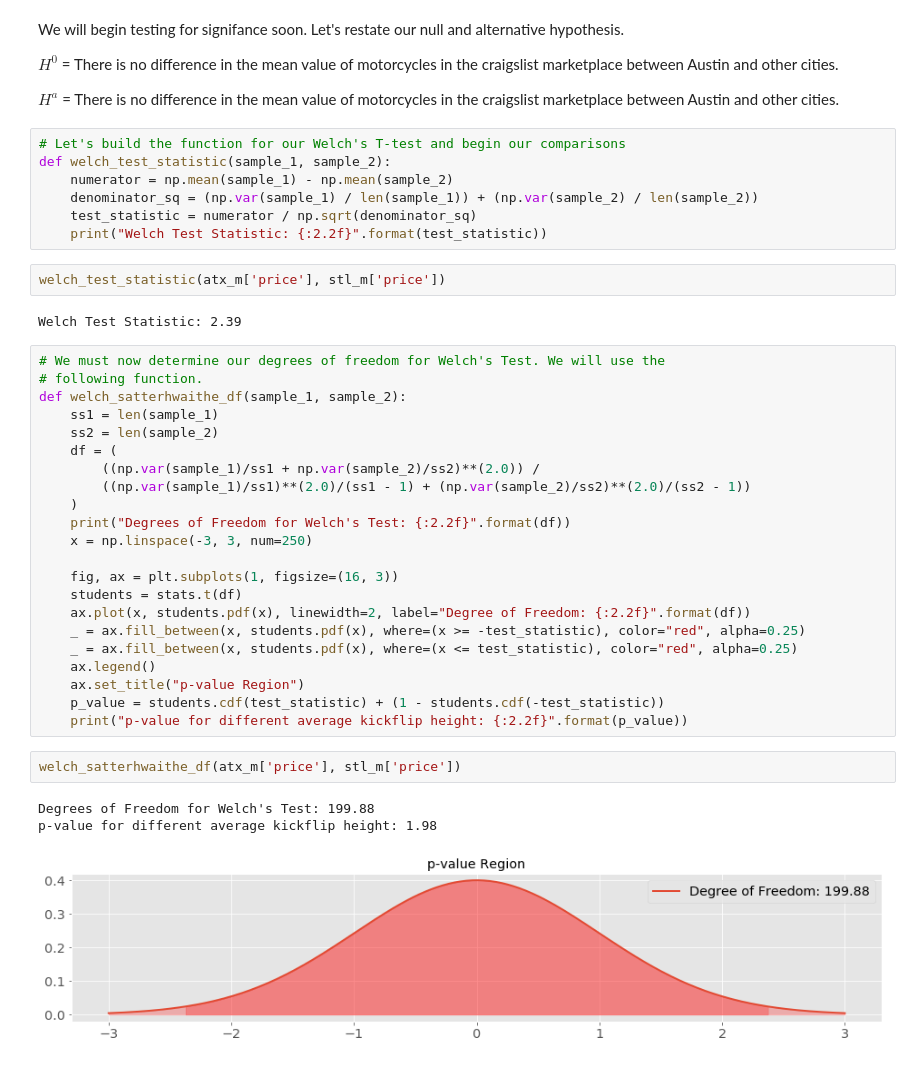
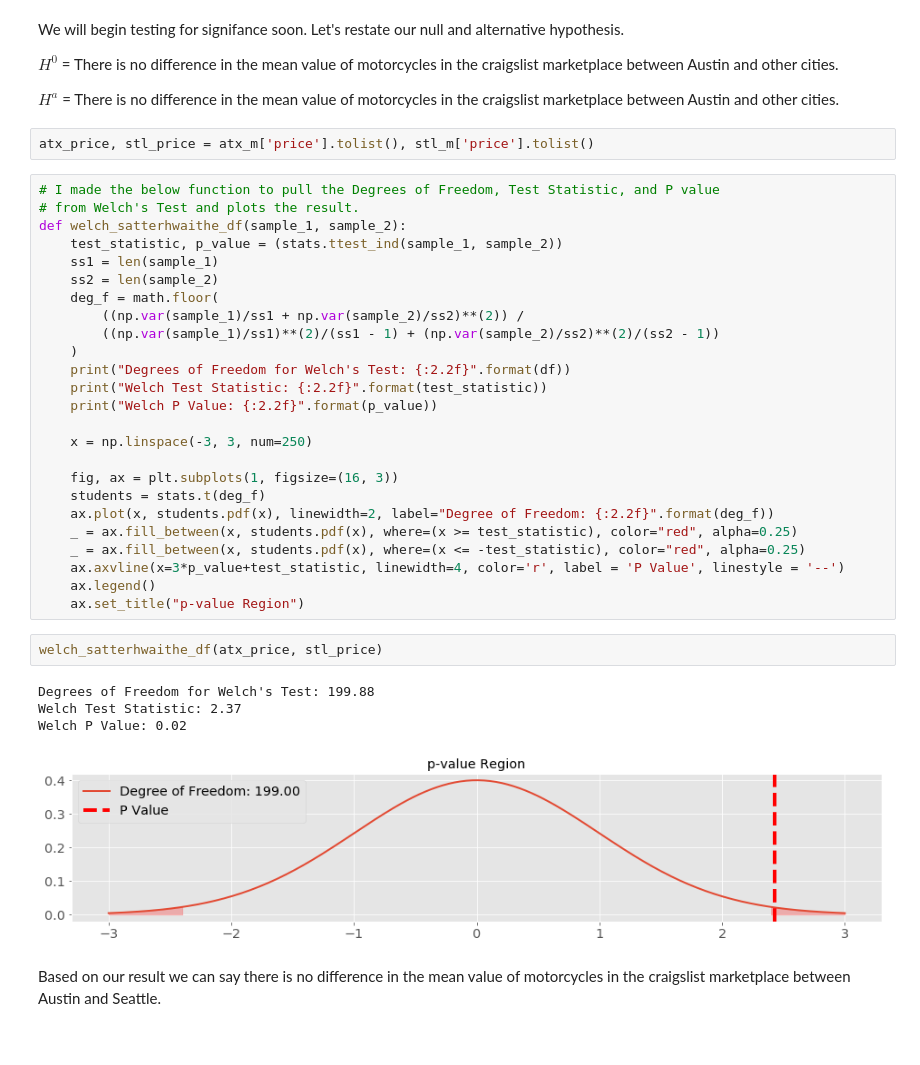
Before and after one commit to GrilledJeez/Testing-for-Difference-in-Craigslist-Markets, a Jupyter notebook: craigslist_scraper.ipynb, the cells around one changed output. Cells and saved outputs as stored; diff of their text form.

Commit message:
4.2 Welch stat function and plot

```diff
--- a/craigslist_scraper.ipynb
+++ b/craigslist_scraper.ipynb
@@ -1382,42 +1386,39 @@ We will begin testing for signifance soon. Let's restate our null and alternativ
 $H^{0}$ = There is no difference in the mean value of motorcycles in the craigslist marketplace between Austin and other cities.
 
 $H^{a}$ = There is no difference in the mean value of motorcycles in the craigslist marketplace between Austin and other cities.
-# %%
-# Let's build the function for our Welch's T-test and begin our comparisons
-def welch_test_statistic(sample_1, sample_2):
-    numerator = np.mean(sample_1) - np.mean(sample_2)
-    denominator_sq = (np.var(sample_1) / len(sample_1)) + (np.var(sample_2) / len(sample_2))
-    test_statistic = numerator / np.sqrt(denominator_sq)
-    print("Welch Test Statistic: {:2.2f}".format(test_statistic))
 # %%
-welch_test_statistic(atx_m['price'], stl_m['price'])
+atx_price, stl_price = atx_m['price'].tolist(), stl_m['price'].tolist()
-# %% [output]
-Welch Test Statistic: 2.39
 # %%
-# We must now determine our degrees of freedom for Welch's Test. We will use the
-# following function.
+# I made the below function to pull the Degrees of Freedom, Test Statistic, and P value
+# from Welch's Test and plots the result.
 def welch_satterhwaithe_df(sample_1, sample_2):
+    test_statistic, p_value = (stats.ttest_ind(sample_1, sample_2))
     ss1 = len(sample_1)
     ss2 = len(sample_2)
-    df = (
-        ((np.var(sample_1)/ss1 + np.var(sample_2)/ss2)**(2.0)) /
-        ((np.var(sample_1)/ss1)**(2.0)/(ss1 - 1) + (np.var(sample_2)/ss2)**(2.0)/(ss2 - 1))
+    deg_f = math.floor(
+        ((np.var(sample_1)/ss1 + np.var(sample_2)/ss2)**(2)) /
+        ((np.var(sample_1)/ss1)**(2)/(ss1 - 1) + (np.var(sample_2)/ss2)**(2)/(ss2 - 1))
     )
     print("Degrees of Freedom for Welch's Test: {:2.2f}".format(df))
+    print("Welch Test Statistic: {:2.2f}".format(test_statistic))
+    print("Welch P Value: {:2.2f}".format(p_value))
+
     x = np.linspace(-3, 3, num=250)
 
     fig, ax = plt.subplots(1, figsize=(16, 3))
-    students = stats.t(df)
-    ax.plot(x, students.pdf(x), linewidth=2, label="Degree of Freedom: {:2.2f}".format(df))
-    _ = ax.fill_between(x, students.pdf(x), where=(x >= -test_statistic), color="red", alpha=0.25)
-    _ = ax.fill_between(x, students.pdf(x), where=(x <= test_statistic), color="red", alpha=0.25)
+    students = stats.t(deg_f)
+    ax.plot(x, students.pdf(x), linewidth=2, label="Degree of Freedom: {:2.2f}".format(deg_f))
+    _ = ax.fill_between(x, students.pdf(x), where=(x >= test_statistic), color="red", alpha=0.25)
+    _ = ax.fill_between(x, students.pdf(x), where=(x <= -test_statistic), color="red", alpha=0.25)
+    ax.axvline(x=3*p_value+test_statistic, linewidth=4, color='r', label = 'P Value', linestyle = '--')
     ax.legend()
     ax.set_title("p-value Region")
-    p_value = students.cdf(test_statistic) + (1 - students.cdf(-test_statistic))
-    print("p-value for different average kickflip height: {:2.2f}".format(p_value))
-# %%
-welch_satterhwaithe_df(atx_m['price'], stl_m['price'])
-# %% [output]
-Degrees of Freedom for Welch's Test: 199.88
-p-value for different average kickflip height: 1.98
-[figure, removed]
+# %%
+welch_satterhwaithe_df(atx_price, stl_price)
+# %% [output]
+Degrees of Freedom for Welch's Test: 199.88
+Welch Test Statistic: 2.37
+Welch P Value: 0.02
+[figure, added]
+# %% [markdown]
+Based on our result we can say there is no difference in the mean value of motorcycles in the craigslist marketplace between Austin and Seattle.
```
Also changed, not shown: parts of 2 cells of this notebook, 1 other file.
